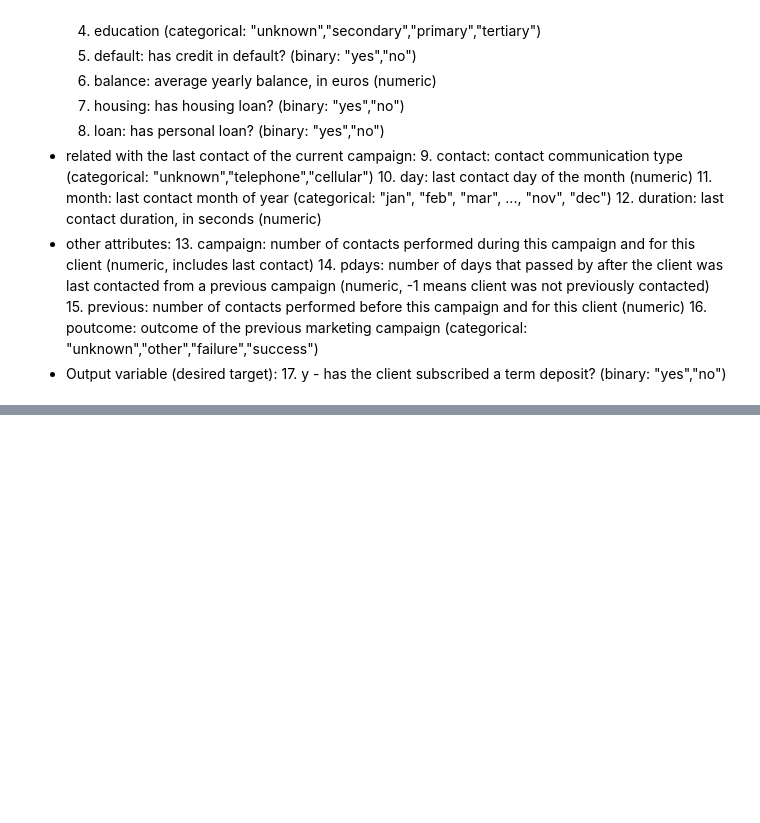
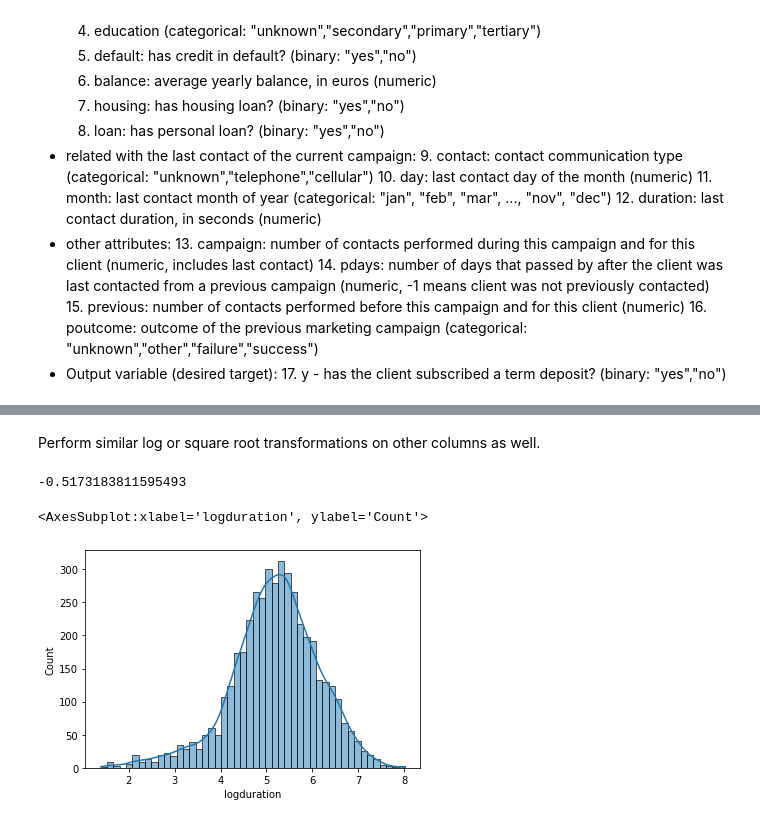
Before and after one commit to BerylliuMM2000/BankMarketing, a Jupyter notebook: Bank-Marketing-Campaign.ipynb, the cells around one changed output, grey strips where cells are left out. Cells and saved outputs as stored; diff of their text form; code cells hidden in the pictures; blank space fills up the shorter version.

```diff
--- a/Bank-Marketing-Campaign.ipynb
+++ b/Bank-Marketing-Campaign.ipynb
@@ -85,0 +138,10 @@ No null values are presented
+# %% [markdown]
+Perform similar log or square root transformations on other columns as well.
+# %%
+bank["logduration"] = bank['duration'].apply(reallog)
+print(bank['logduration'].skew())
+histplot(data = bank, x = "logduration", kde = True)
+# %% [output]
+-0.5173183811595493
+<AxesSubplot:xlabel='logduration', ylabel='Count'>
+[figure, added]
```
Also changed, not shown: parts of 17 cells of this notebook.
